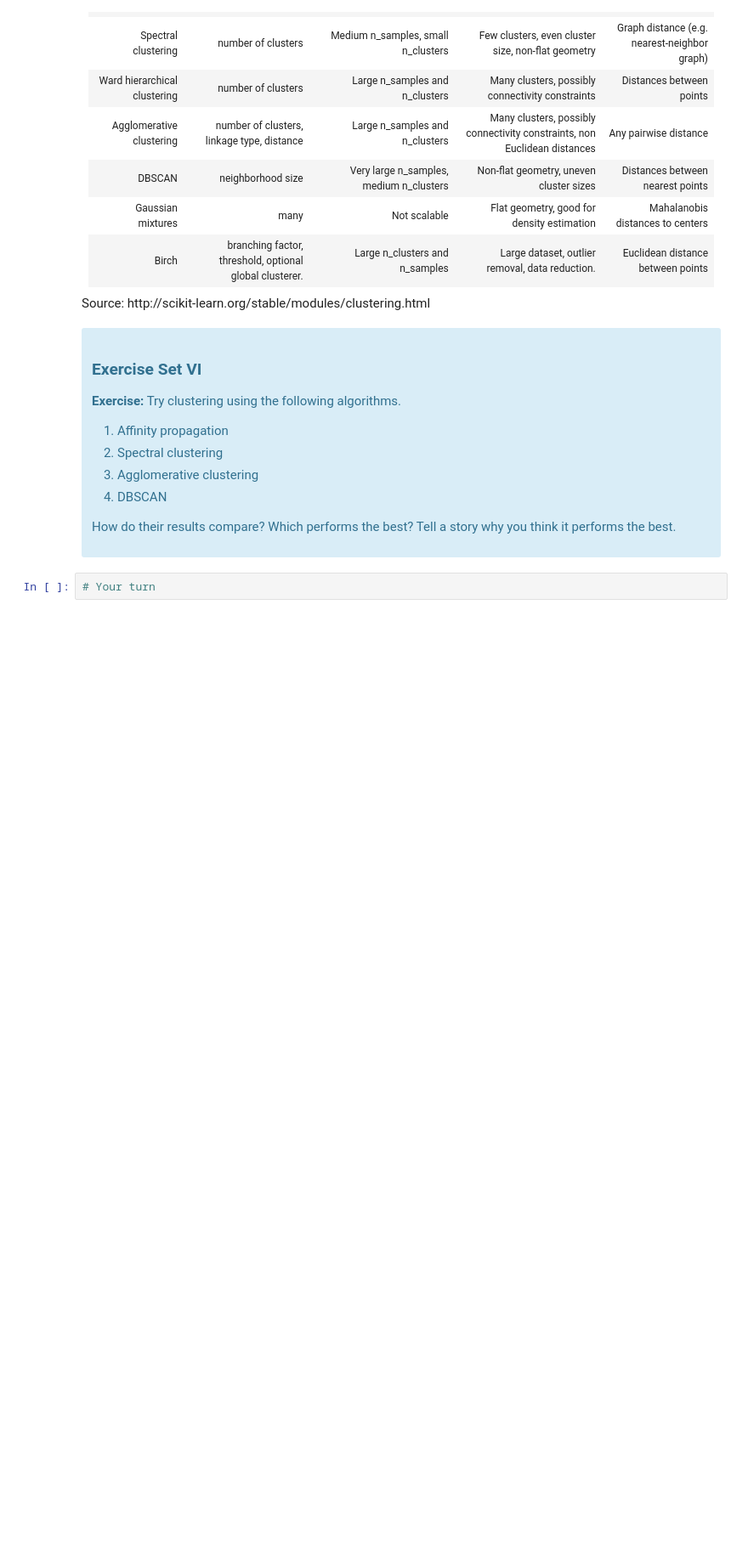
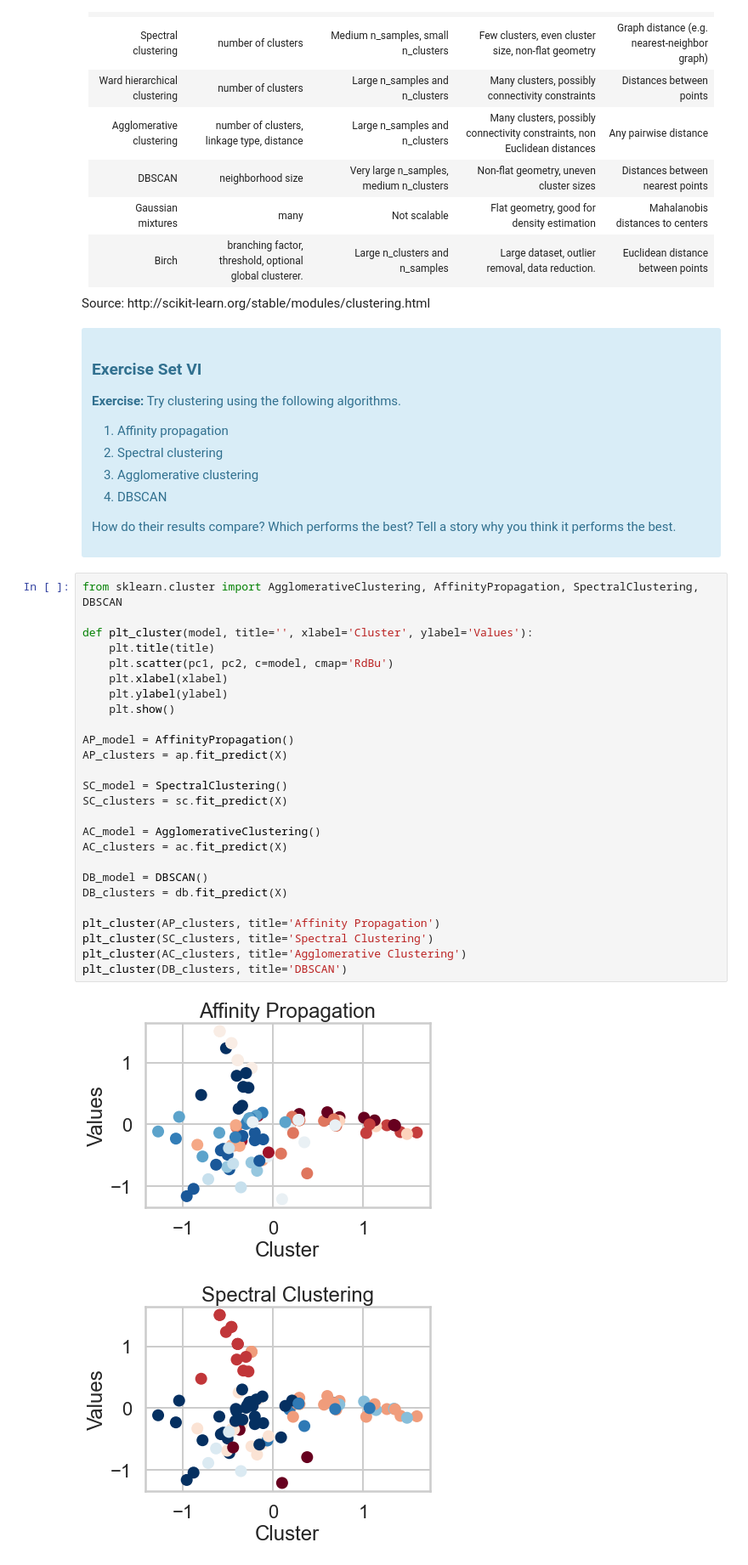
Before and after one commit to lanapalmer/SB_KMeans_CaseStudy, a Jupyter notebook: SB_KMeans_CaseStudy.ipynb, the cells around one changed output. Shown at 85% size. Cells and saved outputs as stored; diff of their text form; blank space fills up the shorter version.

```diff
--- a/SB_KMeans_CaseStudy.ipynb
+++ b/SB_KMeans_CaseStudy.ipynb
@@ -462,5 +492,32 @@ Source: http://scikit-learn.org/stable/modules/clustering.html
 </ol>
 <p>How do their results compare? Which performs the best? Tell a story why you think it performs the best.</p>
 </div>
-# %%
-# Your turn
+# %%
+from sklearn.cluster import AgglomerativeClustering, AffinityPropagation, SpectralClustering, DBSCAN
+
+def plt_cluster(model, title='', xlabel='Cluster', ylabel='Values'):
+    plt.title(title)
+    plt.scatter(pc1, pc2, c=model, cmap='RdBu')
+    plt.xlabel(xlabel)
+    plt.ylabel(ylabel)
+    plt.show()
+
+AP_model = AffinityPropagation()
+AP_clusters = ap.fit_predict(X)
+
+SC_model = SpectralClustering()
+SC_clusters = sc.fit_predict(X)
+
+AC_model = AgglomerativeClustering()
+AC_clusters = ac.fit_predict(X)
+
+DB_model = DBSCAN()
+DB_clusters = db.fit_predict(X)
+
+plt_cluster(AP_clusters, title='Affinity Propagation')
+plt_cluster(SC_clusters, title='Spectral Clustering')
+plt_cluster(AC_clusters, title='Agglomerative Clustering')
+plt_cluster(DB_clusters, title='DBSCAN')
+# %% [output]
+[figure, added]
+[figure, added]
```
Also changed, not shown: parts of 5 cells of this notebook.
